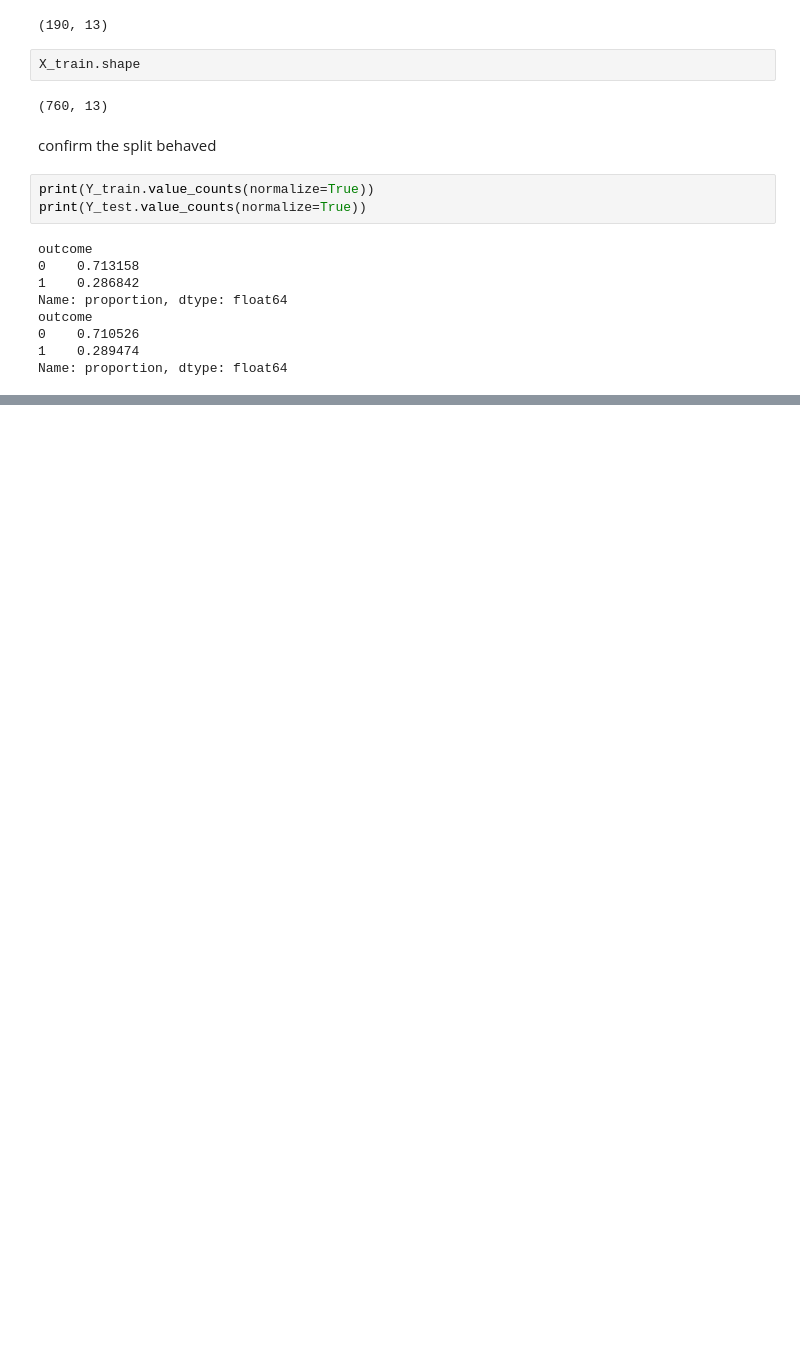
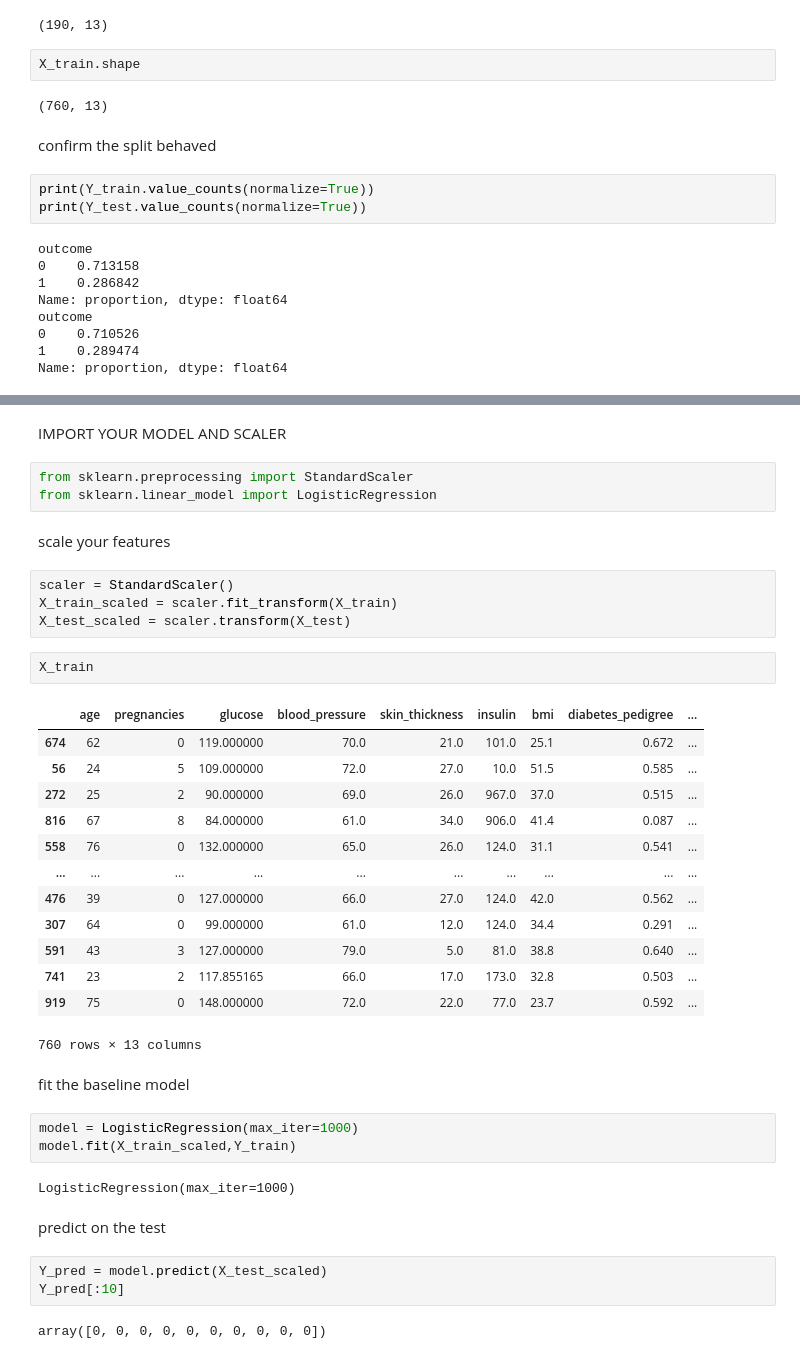
Before and after one commit to risvana-a/project1-diabates, a Jupyter notebook: notebooks/risvana_d4.ipynb, the cells around one changed output, grey strips where cells are left out. Drawn from its saved outputs; the diff is of its cells as text; blank space fills up the shorter version.

Commit message:
build the baseline model

```diff
--- a/notebooks/risvana_d4.ipynb
+++ b/notebooks/risvana_d4.ipynb
@@ -124,0 +143,41 @@ Name: proportion, dtype: float64
+# %% [markdown]
+IMPORT YOUR MODEL AND SCALER
+# %%
+from sklearn.preprocessing import StandardScaler
+from sklearn.linear_model import LogisticRegression
+# %% [markdown]
+scale your features
+# %%
+scaler = StandardScaler()
+X_train_scaled = scaler.fit_transform(X_train)
+X_test_scaled = scaler.transform(X_test)
+# %%
+X_train
+# %% [output]
+|  | age | pregnancies | glucose | blood_pressure | skin_thickness | insulin | bmi | diabetes_pedigree | ... |
+| 674 | 62 | 0 | 119.000000 | 70.0 | 21.0 | 101.0 | 25.1 | 0.672 | ... |
+| 56 | 24 | 5 | 109.000000 | 72.0 | 27.0 | 10.0 | 51.5 | 0.585 | ... |
+| 272 | 25 | 2 | 90.000000 | 69.0 | 26.0 | 967.0 | 37.0 | 0.515 | ... |
+| 816 | 67 | 8 | 84.000000 | 61.0 | 34.0 | 906.0 | 41.4 | 0.087 | ... |
+| 558 | 76 | 0 | 132.000000 | 65.0 | 26.0 | 124.0 | 31.1 | 0.541 | ... |
+| ... | ... | ... | ... | ... | ... | ... | ... | ... | ... |
+| 476 | 39 | 0 | 127.000000 | 66.0 | 27.0 | 124.0 | 42.0 | 0.562 | ... |
+| 307 | 64 | 0 | 99.000000 | 61.0 | 12.0 | 124.0 | 34.4 | 0.291 | ... |
+| 591 | 43 | 3 | 127.000000 | 79.0 | 5.0 | 81.0 | 38.8 | 0.640 | ... |
+| 741 | 23 | 2 | 117.855165 | 66.0 | 17.0 | 173.0 | 32.8 | 0.503 | ... |
+| 919 | 75 | 0 | 148.000000 | 72.0 | 22.0 | 77.0 | 23.7 | 0.592 | ... |
+760 rows × 13 columns
+# %% [markdown]
+fit the baseline model
+# %%
+model = LogisticRegression(max_iter=1000)
+model.fit(X_train_scaled,Y_train)
+# %% [output]
+LogisticRegression(max_iter=1000)
+# %% [markdown]
+predict on the test
+# %%
+Y_pred = model.predict(X_test_scaled)
+Y_pred[:10]
+# %% [output]
+array([0, 0, 0, 0, 0, 0, 0, 0, 0, 0])
```
Also changed, not shown: parts of 13 cells of this notebook.
